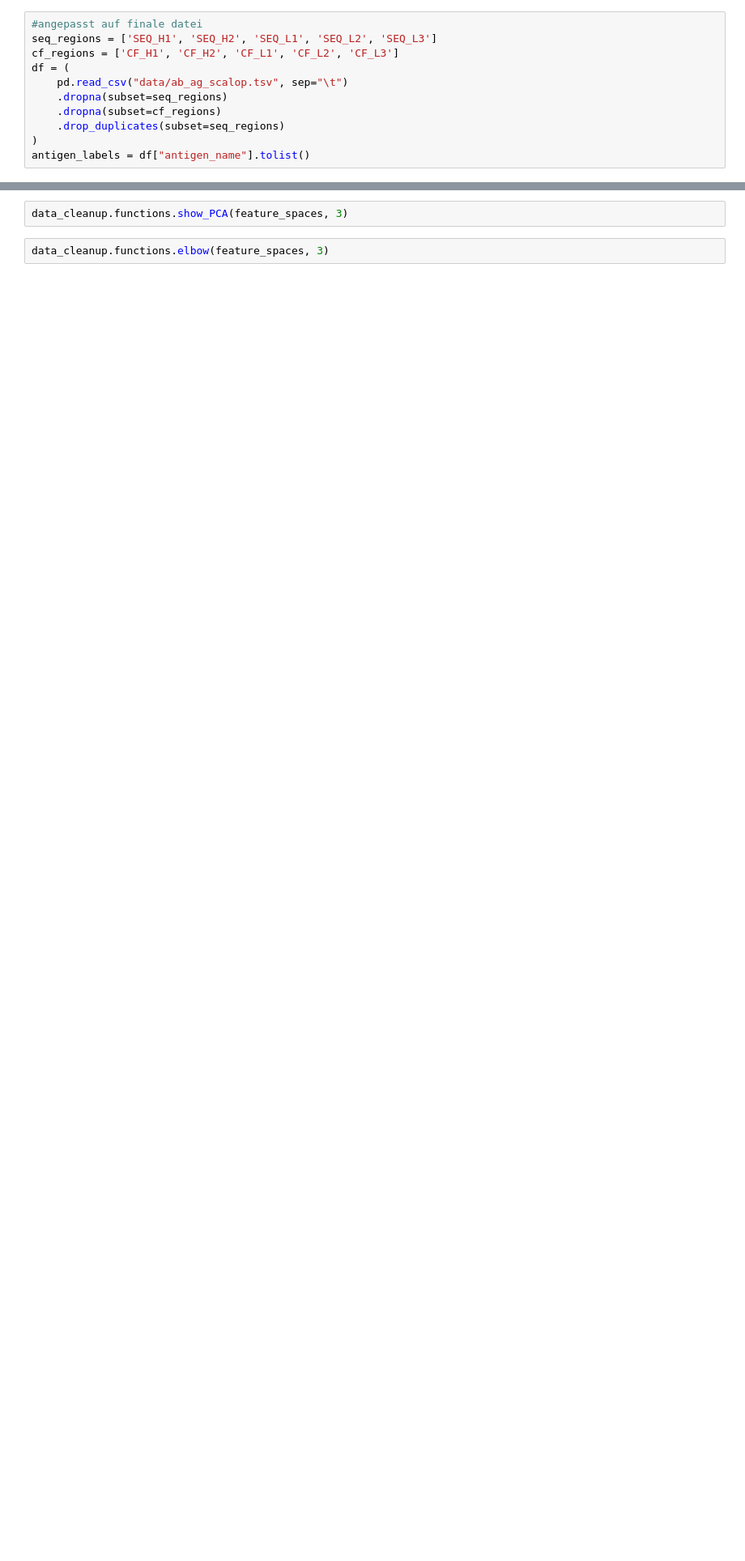
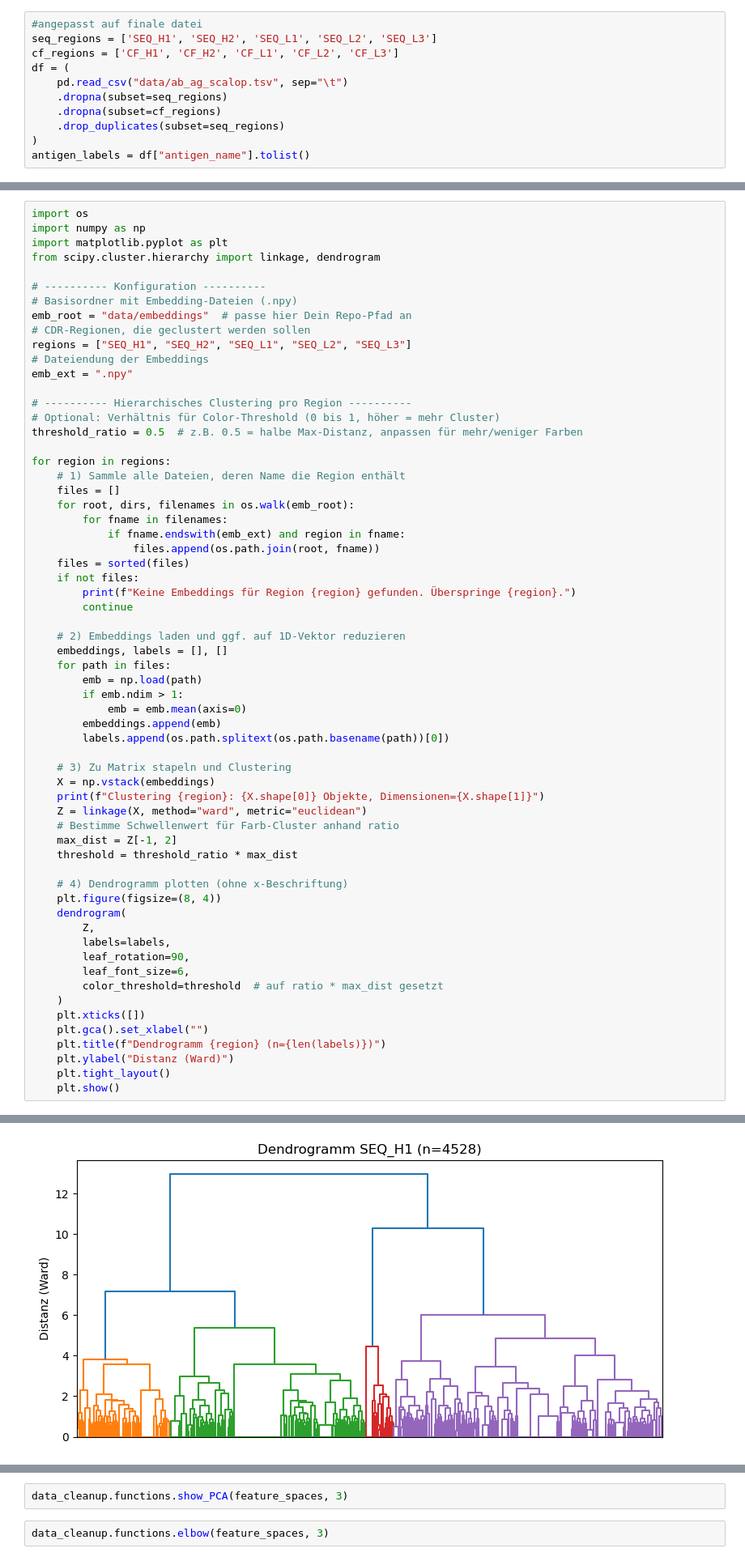
Before and after one commit to datascience-2025-group4/group04-team04, a Jupyter notebook: esmc_ansatz/ESMC.ipynb, the cells around one changed output, grey strips where cells are left out. Shown at 81% size. Saved outputs shown, nothing was run; the diff lists cells and outputs as text; blank space fills up the shorter version.

Commit message:
ESMC clustering

```diff
--- a/esmc_ansatz/ESMC.ipynb
+++ b/esmc_ansatz/ESMC.ipynb
@@ -153,0 +81,63 @@ ValueError: Keine '.npy'-Dateien im Verzeichnis './data/esmc_embeddings_scalop'
+# %%
+import os
+import numpy as np
+import matplotlib.pyplot as plt
+from scipy.cluster.hierarchy import linkage, dendrogram
+
+# ---------- Konfiguration ----------
+# Basisordner mit Embedding-Dateien (.npy)
+emb_root = "data/embeddings"  # passe hier Dein Repo-Pfad an
+# CDR-Regionen, die geclustert werden sollen
+regions = ["SEQ_H1", "SEQ_H2", "SEQ_L1", "SEQ_L2", "SEQ_L3"]
+# Dateiendung der Embeddings
+emb_ext = ".npy"
+
+# ---------- Hierarchisches Clustering pro Region ----------
+# Optional: Verhältnis für Color-Threshold (0 bis 1, höher = mehr Cluster)
+threshold_ratio = 0.5  # z.B. 0.5 = halbe Max-Distanz, anpassen für mehr/weniger Farben
+
+for region in regions:
+    # 1) Sammle alle Dateien, deren Name die Region enthält
+    files = []
+    for root, dirs, filenames in os.walk(emb_root):
+        for fname in filenames:
+            if fname.endswith(emb_ext) and region in fname:
+                files.append(os.path.join(root, fname))
+    files = sorted(files)
+    if not files:
+        print(f"Keine Embeddings für Region {region} gefunden. Überspringe {region}.")
+        continue
+
+    # 2) Embeddings laden und ggf. auf 1D-Vektor reduzieren
+    embeddings, labels = [], []
+    for path in files:
+        emb = np.load(path)
+        if emb.ndim > 1:
+            emb = emb.mean(axis=0)
+        embeddings.append(emb)
+        labels.append(os.path.splitext(os.path.basename(path))[0])
+
+    # 3) Zu Matrix stapeln und Clustering
+    X = np.vstack(embeddings)
+    print(f"Clustering {region}: {X.shape[0]} Objekte, Dimensionen={X.shape[1]}")
+    Z = linkage(X, method="ward", metric="euclidean")
+    # Bestimme Schwellenwert für Farb-Cluster anhand ratio
+    max_dist = Z[-1, 2]
+    threshold = threshold_ratio * max_dist
+
+    # 4) Dendrogramm plotten (ohne x-Beschriftung)
+    plt.figure(figsize=(8, 4))
+    dendrogram(
+        Z,
+        labels=labels,
+        leaf_rotation=90,
+        leaf_font_size=6,
+        color_threshold=threshold  # auf ratio * max_dist gesetzt
+    )
+    plt.xticks([])
+    plt.gca().set_xlabel("")
+    plt.title(f"Dendrogramm {region} (n={len(labels)})")
+    plt.ylabel("Distanz (Ward)")
+    plt.tight_layout()
+    plt.show()
+# %% [output]
@@ -153,0 +145 @@ ValueError: Keine '.npy'-Dateien im Verzeichnis './data/esmc_embeddings_scalop'
+[figure, added]
```
Also changed, not shown: parts of 5 cells of this notebook, 2 other files.
